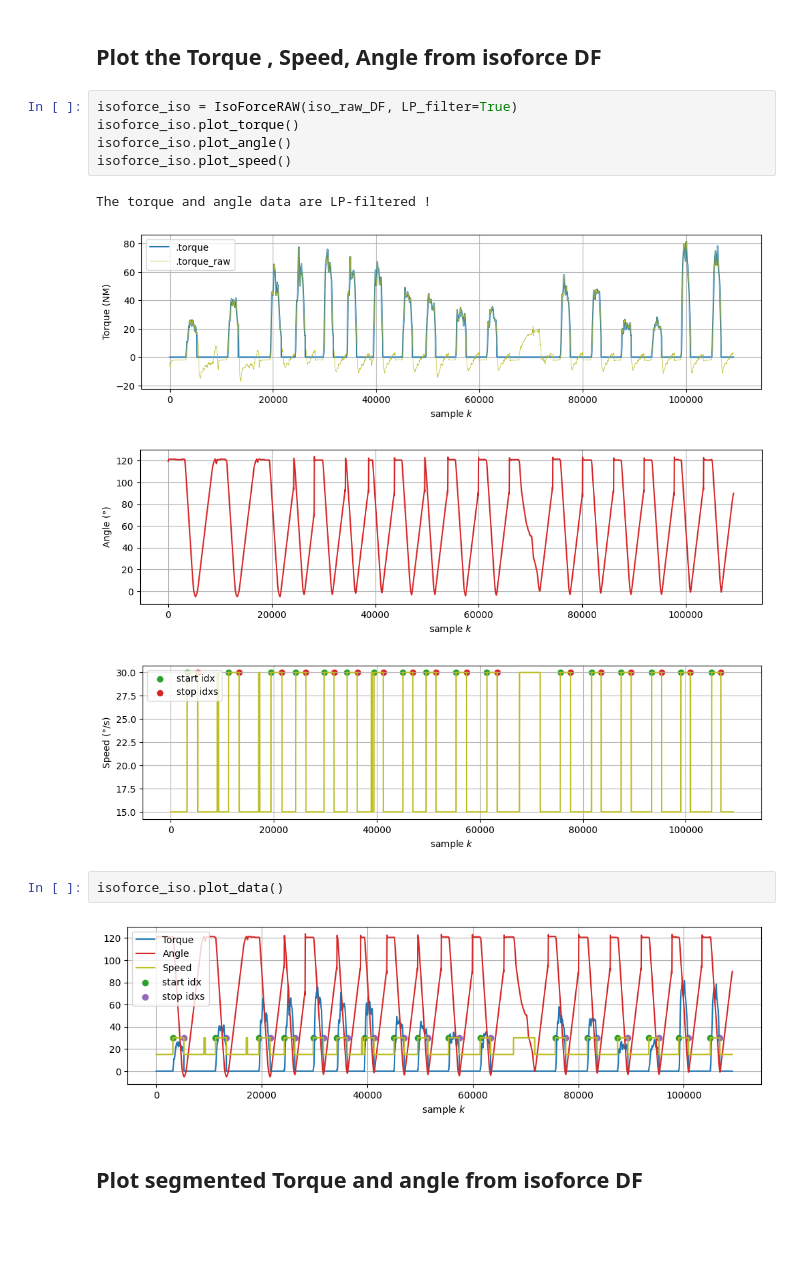
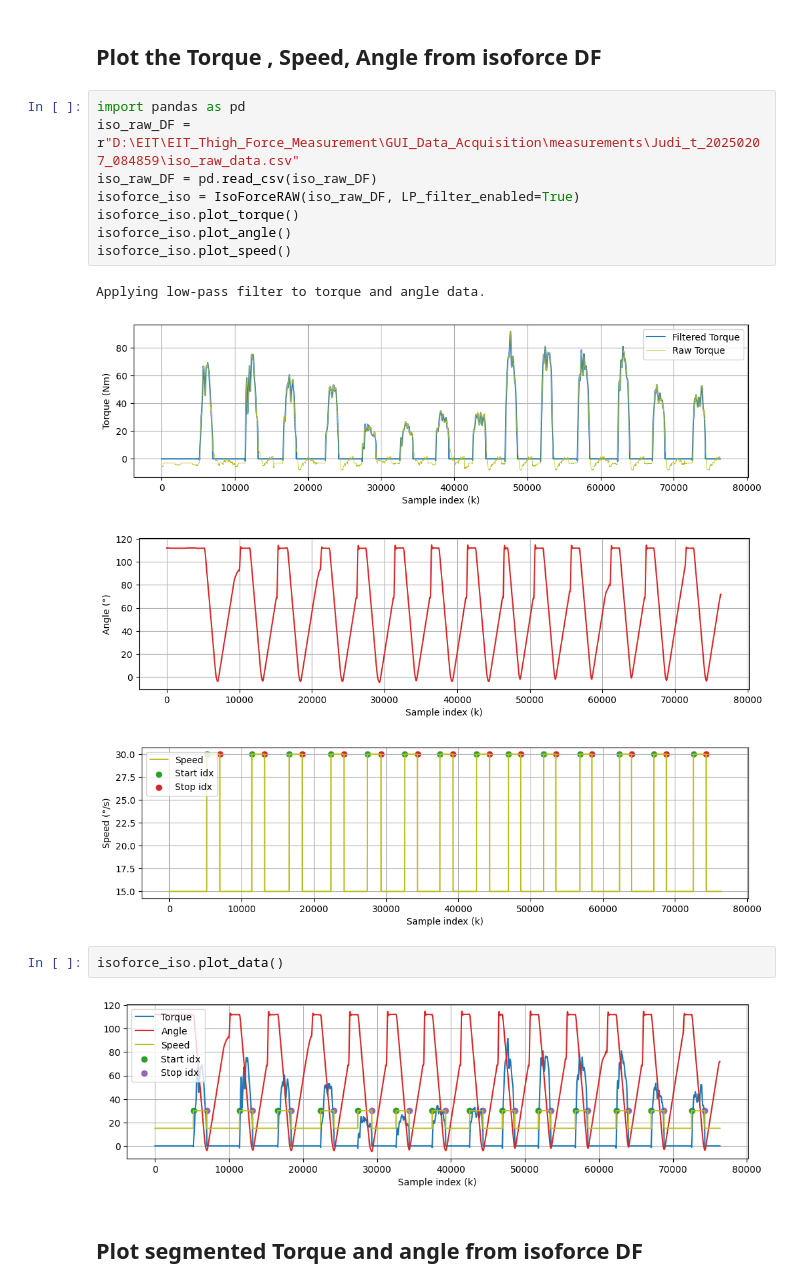
Before and after one commit to Arash-Keshavarz/EIT_Thigh_Force_Estimation, a Jupyter notebook: post_processing/Post_processing.ipynb, the cells around one changed output. Drawn from its saved outputs; the diff is of its cells as text; blank space fills up the shorter version.

```diff
--- a/post_processing/Post_processing.ipynb
+++ b/post_processing/Post_processing.ipynb
@@ -13,19 +11,22 @@ cleaned data saved to /Users/arash/Desktop/Uni_semester/Master_Thesis/Codes/Part
 # %% [markdown]
 ## Plot the Torque , Speed, Angle from isoforce DF
 # %%
-isoforce_iso = IsoForceRAW(iso_raw_DF, LP_filter=True)
+import pandas as pd
+iso_raw_DF = r"D:\EIT\EIT_Thigh_Force_Measurement\GUI_Data_Acquisition\measurements\Judi_t_20250207_084859\iso_raw_data.csv"
+iso_raw_DF = pd.read_csv(iso_raw_DF)
+isoforce_iso = IsoForceRAW(iso_raw_DF, LP_filter_enabled=True)
 isoforce_iso.plot_torque()
 isoforce_iso.plot_angle()
 isoforce_iso.plot_speed()
 # %% [output]
-The torque and angle data are LP-filtered !
+Applying low-pass filter to torque and angle data.
-[figure, old version]
+[figure, new version]
-[figure, old version]
+[figure, new version]
-[figure, old version]
+[figure, new version]
 # %%
 isoforce_iso.plot_data()
 # %% [output]
-[figure, old version]
+[figure, new version]
 # %% [markdown]
 ## Plot segmented Torque and angle from isoforce DF
 # %%
```
Also changed, not shown: parts of 13 cells of this notebook, 1 other file.
